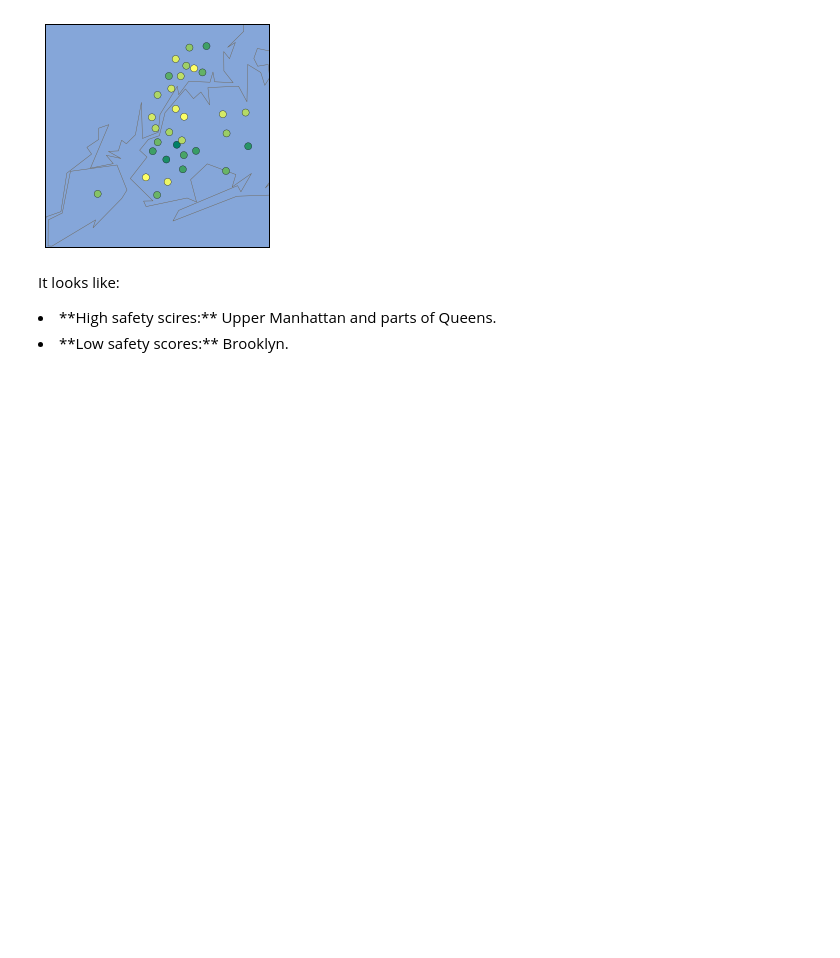
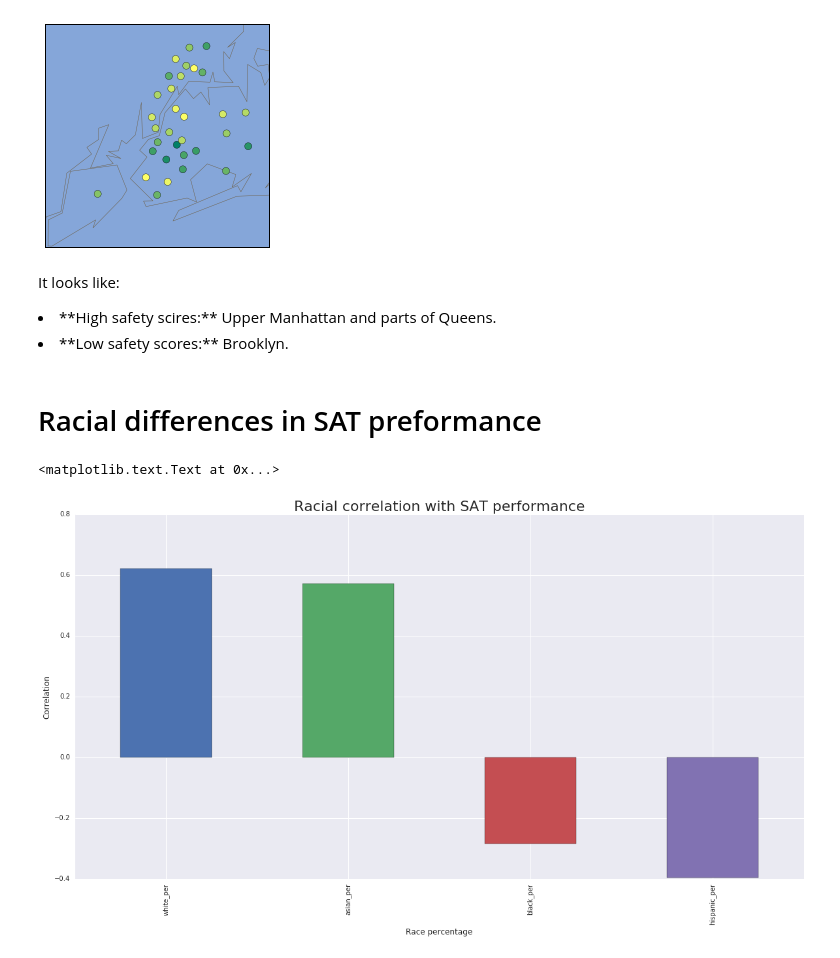
Before and after one commit to raduspaimoc/DataQuest-Projects, a Jupyter notebook: Analyzing NYC High School Data/Schools.ipynb, the cells around one changed output. Drawn from its saved outputs; the diff is of its cells as text; code cells hidden in the pictures; blank space fills up the shorter version.

```diff
--- a/Analyzing NYC High School Data/Schools.ipynb
+++ b/Analyzing NYC High School Data/Schools.ipynb
@@ -263,3 +263,21 @@ plt.show()
 It looks like:
 <li>**High safety scires:** Upper Manhattan and parts of Queens.</li>
 <li>**Low safety scores:** Brooklyn.</li>
+# %% [markdown]
+# Racial differences in SAT preformance
+# %%
+race_percentage_indicators = [
+    'white_per',
+    'asian_per',
+    'black_per',
+    'hispanic_per'
+]
+# %%
+plt.figure(figsize=(20, 10))
+ax = correlations[race_percentage_indicators].plot.bar()
+ax.set_title("Racial correlation with SAT performance", fontsize=22)
+ax.set_xlabel("Race percentage",fontsize=12)
+ax.set_ylabel("Correlation",fontsize=12)
+# %% [output]
+<matplotlib.text.Text at 0x...>
+[figure, added]
```
Also changed, not shown: parts of 9 cells of this notebook.
